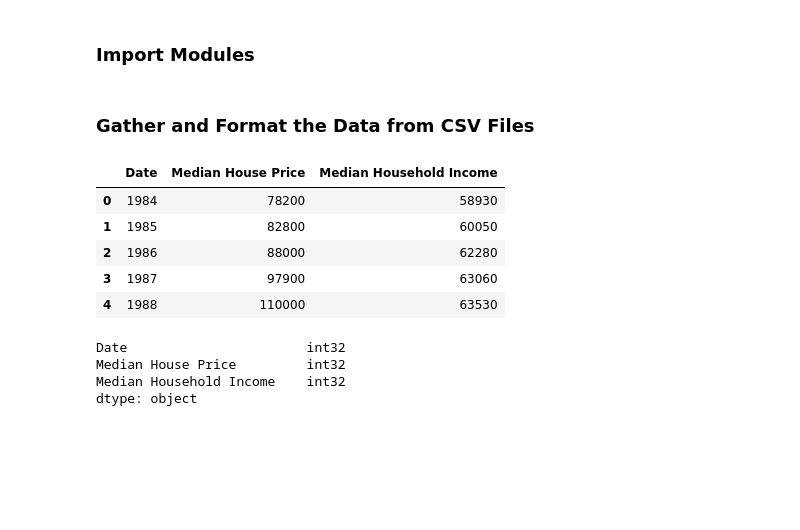
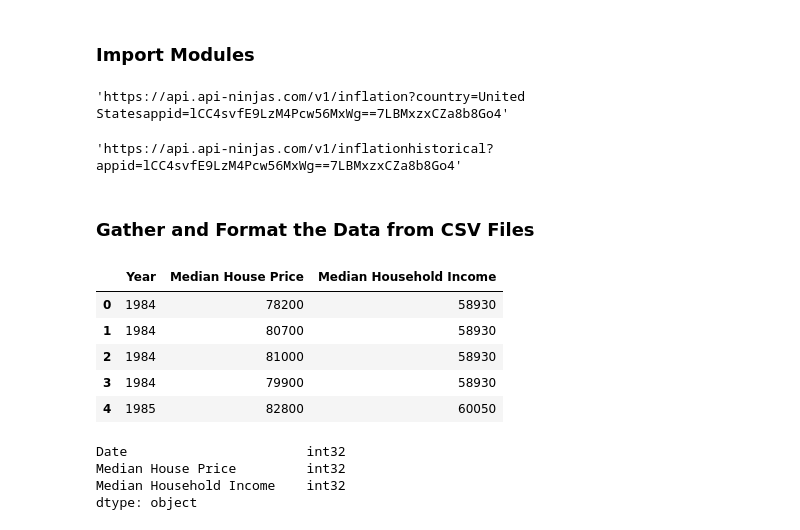
Before and after one commit to Sethdcarter/group8_data_project_1, a Jupyter notebook: Codes/Median_House_Price_vs_Household_Income.ipynb, the cells around one changed output. Cells and saved outputs as stored; diff of their text form; code cells hidden in the pictures; blank space fills up the shorter version.

```diff
--- a/Codes/Median_House_Price_vs_Household_Income.ipynb
+++ b/Codes/Median_House_Price_vs_Household_Income.ipynb
@@ -17,39 +18,61 @@ import plotly.graph_objs as go     # This module contains the core objects used
+# %%
+country = 'United States'
+api_url = 'https://api.api-ninjas.com/v1/inflation?country={}'.format(country)
+inflation_url = api_url + "appid=" + api_ninjas_key
+inflation_url
+#response = requests.get(inflation_url)
+# %% [output]
+'https://api.api-ninjas.com/v1/inflation?country=United Statesappid=lCC4svfE9LzM4Pcw56MxWg==7LBMxzxCZa8b8Go4'
+# %%
+# API
+
+url = "https://api.api-ninjas.com/v1/inflationhistorical?"
+
+inflation_api_url = url + "appid=" + api_ninjas_key
+
+inflation_api_url
+# %% [output]
+'https://api.api-ninjas.com/v1/inflationhistorical?appid=lCC4svfE9LzM4Pcw56MxWg==7LBMxzxCZa8b8Go4'
 # %% [markdown]
 ### **Gather and Format the Data from CSV Files**
+# %%
+# Data file path for median house price and household income
+median_house_price_path = "../Datasets/Median_Sales_Price_Houses_US.csv"
+median_household_income_path = "../Datasets/Median_Household_Income_US.csv"
+inflation_rate_path = "../Datasets/US_Inflation_Rate_by_Year.csv"
+
+# Read CSV file for median house price data and household income
+median_house_price_data = pd.read_csv(median_house_price_path)
+median_house_price_data = median_house_price_data.rename(columns = {"DATE":"Year", "MSPUS":"Median House Price"})
+median_house_price_data["Year"] = pd.to_datetime(median_house_price_data["Year"])     # Converts to a datetime format
+median_house_price_data["Year"] = median_house_price_data["Year"].dt.year     # Extracts and only displays the year for the date
+#median_house_price_data.head()
+
+median_household_income_data = pd.read_csv(median_household_income_path)
+median_household_income_data = median_household_income_data.rename(columns = {"DATE":"Year", "MEHOINUSA672N":"Median Household Income"})
+median_household_income_data["Year"] = pd.to_datetime(median_household_income_data["Year"])     # Converts to a datetime format
+median_household_income_data["Year"] = median_household_income_data["Year"].dt.year     # Extracts and only displays the year for the date
+#median_household_income_data.head()
+
+inflation_rate_data = pd.read_csv(inflation_rate_path)
+#inflation_rate_data.head()
 # %%
-# Data file path for median house price and household income
-median_house_price_path = "Datasets/Median_Sales_Price_Houses_US.csv"
-median_household_income_path = "Datasets/Median_Household_Income_US.csv"
-
-# Read CSV file for median house price data and household income
-median_house_price_data = pd.read_csv(median_house_price_path)
-#median_house_price_data.head()
-median_household_income_data = pd.read_csv(median_household_income_path)
-#median_household_income_data.head()
-
 # Combine the data into a single DataFrame
-combined_data_df = pd.merge(median_house_price_data, median_household_income_data, how = "inner", on = "DATE")
-
-# Rename column titles
-combined_data_df = combined_data_df.rename(columns = {"DATE":"Date", "MSPUS":"Median House Price", "MEHOINUSA672N":"Median Household Income"})
-
-# Format date column values to just show the year
-combined_data_df["Date"] = pd.to_datetime(combined_data_df["Date"])     # Converts to a datetime format
-combined_data_df["Date"] = combined_data_df["Date"].dt.year     # Extracts and only displays the year for the date
+combined_data_df = pd.merge(median_house_price_data, median_household_income_data, how = "inner", on = "Year")
 
 # Convert to integer
 combined_data_df["Median House Price"] = combined_data_df["Median House Price"].astype(int)
 combined_data_df["Median Household Income"] = combined_data_df["Median Household Income"].astype(int)
 
 # Display the data table for preview
 combined_data_df.head()
 # %% [output]
-|  | Date | Median House Price | Median Household Income |
+|  | Year | Median House Price | Median Household Income |
 | 0 | 1984 | 78200 | 58930 |
-| 1 | 1985 | 82800 | 60050 |
-| 2 | 1986 | 88000 | 62280 |
-| 3 | 1987 | 97900 | 63060 |
-| 4 | 1988 | 110000 | 63530 |
+| 1 | 1984 | 80700 | 58930 |
+| 2 | 1984 | 81000 | 58930 |
+| 3 | 1984 | 79900 | 58930 |
+| 4 | 1985 | 82800 | 60050 |
 # %%
 print(combined_data_df.dtypes)     # Check data types
 # %% [output]
```
Also changed, not shown: parts of 1 cell of this notebook, 1 other file.
